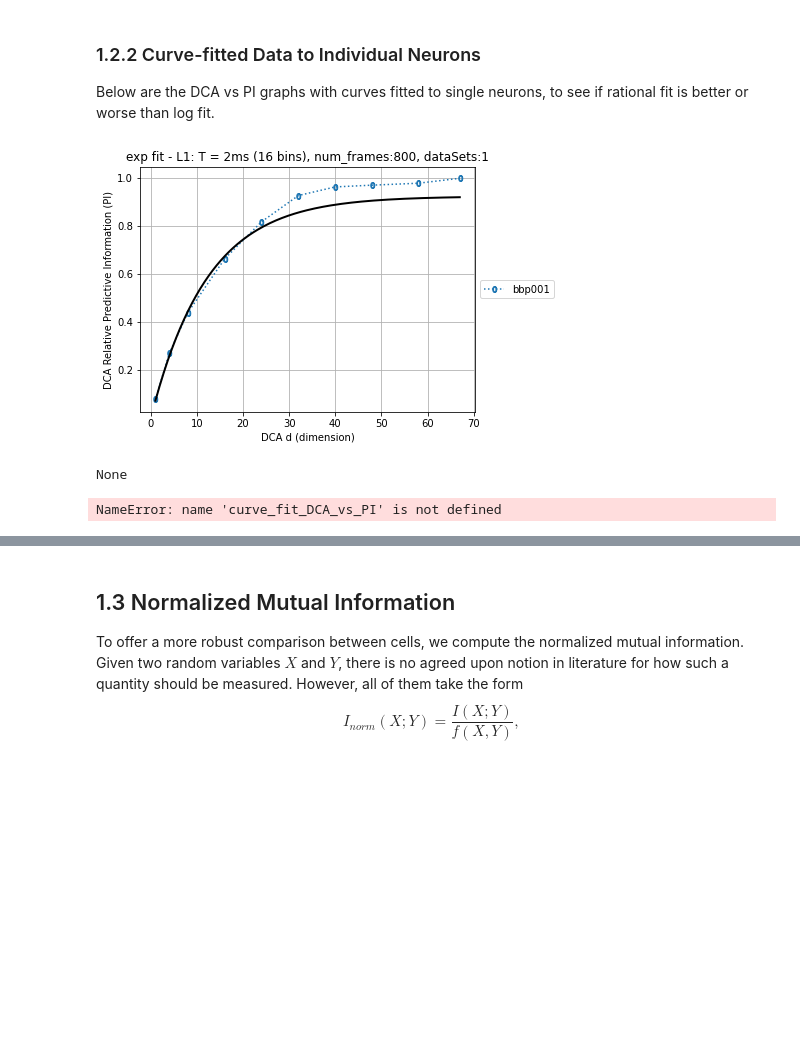
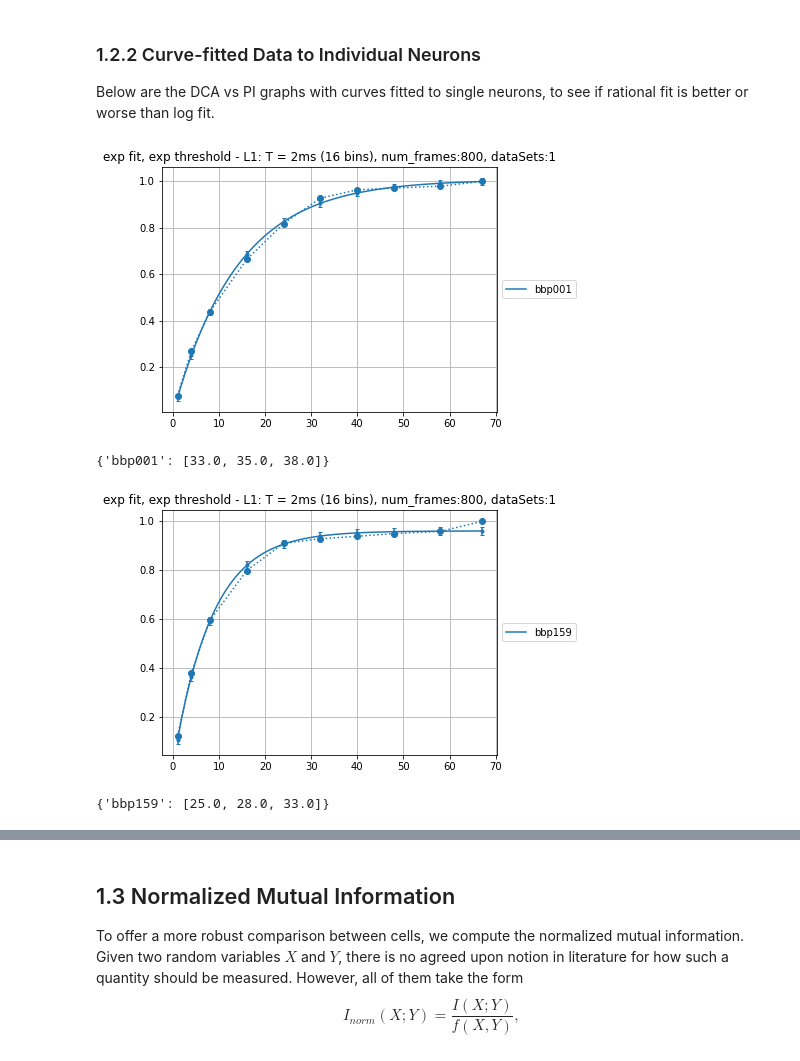
Before and after one commit to sushanthkumar2004/single-neuron-complexity, a Jupyter notebook: DCA_Graphs_and_Analysis.ipynb, the cells around one changed output, grey strips where cells are left out. Drawn from its saved outputs; the diff is of its cells as text; code cells hidden in the pictures; blank space fills up the shorter version.

```diff
--- a/DCA_Graphs_and_Analysis.ipynb
+++ b/DCA_Graphs_and_Analysis.ipynb
@@ -576,21 +590,32 @@ Below are the DCA vs PI graphs with curves fitted to single neurons, to see if r
 # %%
 %matplotlib inline
 
-print(curve_fit_plot_DCA_vs_PI(['bbp001'], 'L1', fit='exp', include_thresh=False))
-# print(curve_fit_DCA_vs_PI(['bbp001'], fit='log'))
-# print(curve_fit_DCA_vs_PI(['bbp001'], fit='rat'))
-# print(curve_fit_DCA_vs_PI(['bbp001'], fit='pow'))
-# print(curve_fit_DCA_vs_PI(['bbp001'], fit='tanh'))
+print(curve_fit_parameterized_plot_DCA_vs_PI(['bbp001'], 'L1', fit='exp', normalizer='maxavg', include_thresh=False,
+                                             include_fit=False, show_violins=True, include_ground_truth=True))
+# print(curve_fit_parameterized_plot_DCA_vs_PI(['bbp001'], 'L1', fit='log', normalizer='maxavg', include_thresh=False,
+#                                              include_fit=False, show_violins=True, include_ground_truth=True))
+# print(curve_fit_parameterized_plot_DCA_vs_PI(['bbp001'], 'L1', fit='rat', normalizer='maxavg', include_thresh=False,
+#                                              include_fit=False, show_violins=True, include_ground_truth=True))
+# print(curve_fit_parameterized_plot_DCA_vs_PI(['bbp001'], 'L1', fit='tanh', normalizer='maxavg', include_thresh=False,
+#                                              include_fit=False, show_violins=True, include_ground_truth=True))
+# print(curve_fit_parameterized_plot_DCA_vs_PI(['bbp001'], 'L1', fit='pow', normalizer='maxavg', include_thresh=False,
+#                                              include_fit=False, show_violins=True, include_ground_truth=True))
 
-print(curve_fit_DCA_vs_PI(['bbp159'], fit='exp', include_thresh=False))
-# print(curve_fit_DCA_vs_PI(['bbp159'], fit='log'))
-# print(curve_fit_DCA_vs_PI(['bbp159'], fit='rat'))
-# print(curve_fit_DCA_vs_PI(['bbp159'], fit='pow'))
-# print(curve_fit_DCA_vs_PI(['bbp159'], fit='tanh'))
+print(curve_fit_parameterized_plot_DCA_vs_PI(['bbp159'], 'L1', fit='exp', normalizer='maxavg', include_thresh=False,
+                                             include_fit=False, show_violins=True, include_ground_truth=True))
+# print(curve_fit_parameterized_plot_DCA_vs_PI(['bbp159'], 'L1', fit='log', normalizer='maxavg', include_thresh=False,
+#                                              include_fit=False, show_violins=True, include_ground_truth=True))
+# print(curve_fit_parameterized_plot_DCA_vs_PI(['bbp159'], 'L1', fit='rat', normalizer='maxavg', include_thresh=False,
+#                                              include_fit=False, show_violins=True, include_ground_truth=True))
+# print(curve_fit_parameterized_plot_DCA_vs_PI(['bbp159'], 'L1', fit='tanh', normalizer='maxavg', include_thresh=False,
+#                                              include_fit=False, show_violins=True, include_ground_truth=True))
+# print(curve_fit_parameterized_plot_DCA_vs_PI(['bbp159'], 'L1', fit='pow', normalizer='maxavg', include_thresh=False,
+#                                              include_fit=False, show_violins=True, include_ground_truth=True))
 # %% [output]
-[figure, old version]
+[figure, new version]
-None
+{'bbp001': [33.0, 35.0, 38.0]}
+[figure, added]
-NameError: name 'curve_fit_DCA_vs_PI' is not defined
+{'bbp159': [25.0, 28.0, 33.0]}
 # %%
 %matplotlib inline
 
```
Also changed, not shown: parts of 10 cells of this notebook.
